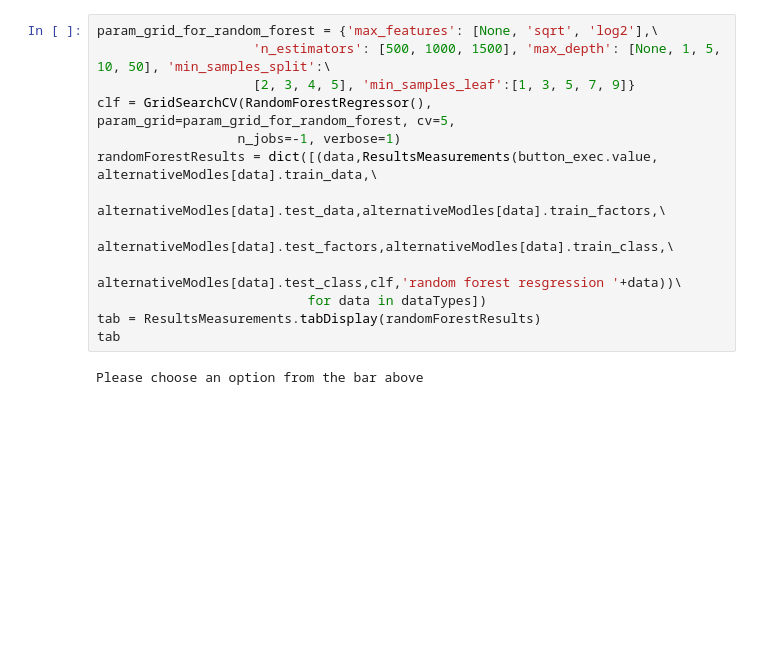
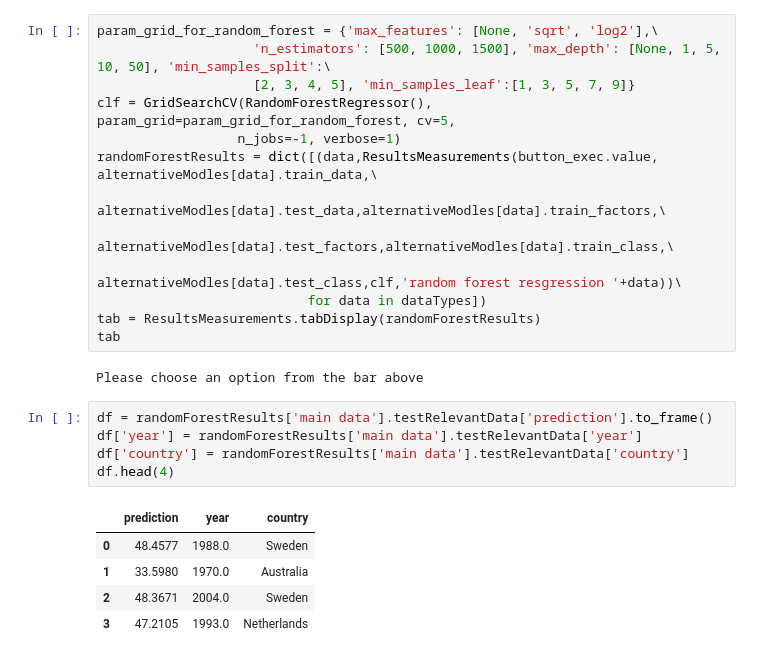
Before and after one commit to acrola/WorkShopDS, a Jupyter notebook: Project-Notebook.ipynb, the cells around one changed output. Drawn from its saved outputs; the diff is of its cells as text; blank space fills up the shorter version.

```diff
--- a/Project-Notebook.ipynb
+++ b/Project-Notebook.ipynb
@@ -557,3 +548,14 @@ tab = ResultsMeasurements.tabDisplay(randomForestResults)
 tab
 # %% [output]
 Please choose an option from the bar above
+# %%
+df = randomForestResults['main data'].testRelevantData['prediction'].to_frame()
+df['year'] = randomForestResults['main data'].testRelevantData['year']
+df['country'] = randomForestResults['main data'].testRelevantData['country']
+df.head(4)
+# %% [output]
+|  | prediction | year | country |
+| 0 | 48.4577 | 1988.0 | Sweden |
+| 1 | 33.5980 | 1970.0 | Australia |
+| 2 | 48.3671 | 2004.0 | Sweden |
+| 3 | 47.2105 | 1993.0 | Netherlands |
```
Also changed, not shown: parts of 8 cells of this notebook, 7 other files.
